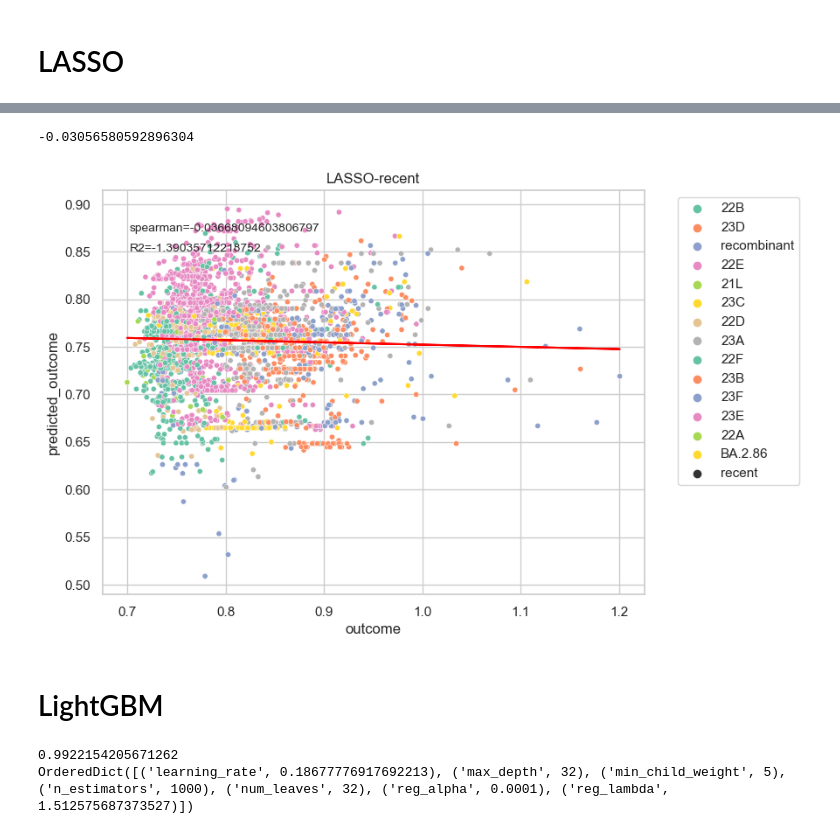
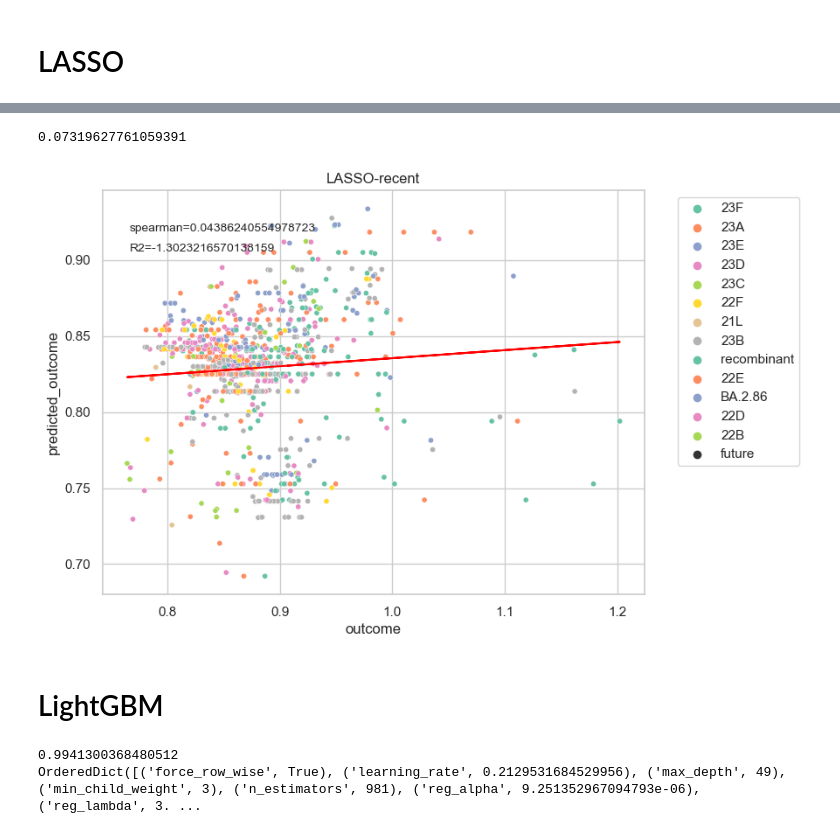
Before and after one commit to TheSatoLab/CoVFit, a Jupyter notebook: Non-deep-learning Methods/ml_viral_fitness.ipynb, the cells around one changed output, grey strips where cells are left out. Drawn from its saved outputs; the diff is of its cells as text; code cells hidden in the pictures.

```diff
--- a/Non-deep-learning Methods/ml_viral_fitness.ipynb
+++ b/Non-deep-learning Methods/ml_viral_fitness.ipynb
@@ -128,7 +127,7 @@ plt.show()
 # %%
 train_df = df_substitution[df_substitution['data_class'] == 'train']
 test_df = df_substitution[df_substitution['data_class'] == 'test']
-recent_df = df_substitution[df_substitution['data_class'] == 'recent']
+recent_df = df_substitution[df_substitution['data_class'] == 'future']
 test_plus_recent_df = pd.concat([test_df, recent_df]) # Concate the test set in the previous dataset and the recent dataset to get a whole test set
 
 # Labels and features of training set
@@ -213,10 +212,10 @@ train_features
 # %%
 # Define the parameter space for random forest
 param_space = {
-    'n_estimators': Integer(200, 2000),
+    'n_estimators': Integer(500, 1000),
     'max_depth': Categorical([10, 20, 30, None]),
     'max_features': Categorical(['sqrt', 'log2', None]),
-    'min_samples_split': Integer(2, 20),
+    'min_samples_split': Integer(5, 20),
     'min_samples_leaf': Integer(1, 4),
     'bootstrap': Categorical([True, False])
     }
@@ -336,9 +309,9 @@ plt.show()
 # LASSO
 # %%
 param_space = {
-    'alpha': Real(1e-7, 1e-4, prior="log-uniform"),
-    'max_iter': Integer(10000, 12000),
-    'tol': Real(1e-7, 1e-5, prior="log-uniform"),
+    'alpha': Real(1e-5, 1e-3, prior="log-uniform"),
+    'max_iter': Integer(8000, 10000),
+    'tol': Real(1e-5, 1e-3, prior="log-uniform"),
     'selection': Categorical(["cyclic", "random"])
     }
 
@@ -347,7 +320,7 @@ lasso = linear_model.Lasso()
 bayes_search = BayesSearchCV(
         lasso,
         param_space,
-        n_iter=20,  # Number of parameter settings that are sampled
+        n_iter=30,  # Number of parameter settings that are sampled
         scoring='r2',  # Metric to optimize
         n_jobs=-1,  # Number of jobs to run in parallel
         random_state=42
@@ -378,26 +351 @@ file_name = 'cat_df_fitness_2_prediction_lasso.csv'
 test_recent_df_lasso.to_csv(file_name, index=False)
-# %%
-prediction_df_test = prediction_df_lasso[prediction_df_lasso['data_class'] == "test"]
-
-sns.set(style="whitegrid")
-plt.figure(figsize=(8, 6))
-sns.scatterplot(data=prediction_df_test, y='predicted_outcome', x='outcome', hue=prediction_df_test.index, palette='Set2', style = "data_class", s=20)
-plt.legend(bbox_to_anchor=(1.05, 1), loc='upper left')
-
-r2 = r2_score(prediction_df_test["outcome"], prediction_df_test["predicted_outcome"])
-plt.annotate("R2={}".format(r2), xy=(0.05,0.85), xycoords="axes fraction", fontsize=10)
-corr=prediction_df_test["outcome"].corr(prediction_df_test["predicted_outcome"], method="spearman")
-plt.annotate("spearman={}".format(corr), xy=(0.05,0.9), xycoords="axes fraction", fontsize=10)
-
-plt.title("LASSO-test")
-print(prediction_df_test["outcome"].corr(prediction_df_test["predicted_outcome"]))
-
-labels = prediction_df_test["outcome"].tolist()
-predictions = prediction_df_test["predicted_outcome"].tolist()
-X = [[label] for label in labels]
-Y = [[prediction] for prediction in predictions]
-reg = LinearRegression().fit(X, Y)
-intercept = reg.intercept_[0]
-slope = reg.coef_[0][0]
-plt.plot(labels, [slope*label+intercept for label in labels], color="red")
-plt.show()
@@ -430,31 +375,31 @@ plt.show()
 # %%
-prediction_df_recent = prediction_df_lasso[prediction_df_lasso['data_class'] == "recent"]
+prediction_df_recent = prediction_df_lasso[prediction_df_lasso['data_class'] == "future"]
 
 sns.set(style="whitegrid")
 plt.figure(figsize=(8, 6))
 sns.scatterplot(data=prediction_df_recent, y='predicted_outcome', x='outcome', hue=prediction_df_recent.index, palette='Set2', style = "data_class", s=20)
 plt.legend(bbox_to_anchor=(1.05, 1), loc='upper left')
 
 r2 = r2_score(prediction_df_recent["outcome"], prediction_df_recent["predicted_outcome"])
 plt.annotate("R2={}".format(r2), xy=(0.05,0.85), xycoords="axes fraction", fontsize=10)
 corr=prediction_df_recent["outcome"].corr(prediction_df_recent["predicted_outcome"], method="spearman")
 plt.annotate("spearman={}".format(corr), xy=(0.05,0.9), xycoords="axes fraction", fontsize=10)
 
 plt.title("LASSO-recent")
 print(prediction_df_recent["outcome"].corr(prediction_df_recent["predicted_outcome"]))
 
 labels = prediction_df_recent["outcome"].tolist()
 predictions = prediction_df_recent["predicted_outcome"].tolist()
 X = [[label] for label in labels]
 Y = [[prediction] for prediction in predictions]
 reg = LinearRegression().fit(X, Y)
 intercept = reg.intercept_[0]
 slope = reg.coef_[0][0]
 plt.plot(labels, [slope*label+intercept for label in labels], color="red")
 plt.show()
 # %% [output]
--0.03056580592896304
+0.07319627761059391
-[figure, old version]
+[figure, new version]
 # %% [markdown]
 # LightGBM
 # %%
@@ -465,11 +410,11 @@ test_plus_recent_features_nd = np.array(test_plus_recent_features)
 param_space = {
     'max_depth': Integer(30, 50),
     'learning_rate': Real(0.1, 0.4),
-    'n_estimators': Integer(500, 1000),
+    'n_estimators': Integer(800, 1000),
     'min_child_weight': Integer(1, 10),
     'reg_alpha': Real(1e-6, 1e-4),
-    'num_leaves': Integer(20, 50),
-    'reg_lambda': Real(0, 10)
+    'reg_lambda': Real(0, 10),
+    'force_row_wise': [True],
     }
 
 lgbr = LGBMRegressor()
@@ -477,7 +422,7 @@ lgbr = LGBMRegressor()
 opt = BayesSearchCV(
     lgbr,
     param_space,
-    n_iter=20,  # Number of iteration times
+    n_iter=30,  # Number of iteration times
     scoring='r2',  # Metric to optimize
     n_jobs=-1,  # Number of jobs to run in parallel
     random_state=42
@@ -499,6 +444,6 @@ prediction_df_lgb["outcome"] = test_plus_recent_labels
 prediction_df_lgb["predicted_outcome"] = predictions
 prediction_df_lgb["data_class"] = test_plus_recent_df["data_class"]
 # %% [output]
-0.9922154205671262
-OrderedDict([('learning_rate', 0.18677776917692213), ('max_depth', 32), ('min_child_weight', 5), ('n_estimators', 1000), ('num_leaves', 32), ('reg_alpha', 0.0001), ('reg_lambda', 1.512575687373527)])
+0.9941300368480512
+OrderedDict([('force_row_wise', True), ('learning_rate', 0.2129531684529956), ('max_depth', 49), ('min_child_weight', 3), ('n_estimators', 981), ('reg_alpha', 9.251352967094793e-06), ('reg_lambda', 3. ...
 # %%
```
Also changed, not shown: parts of 23 cells of this notebook, 15 other files.
